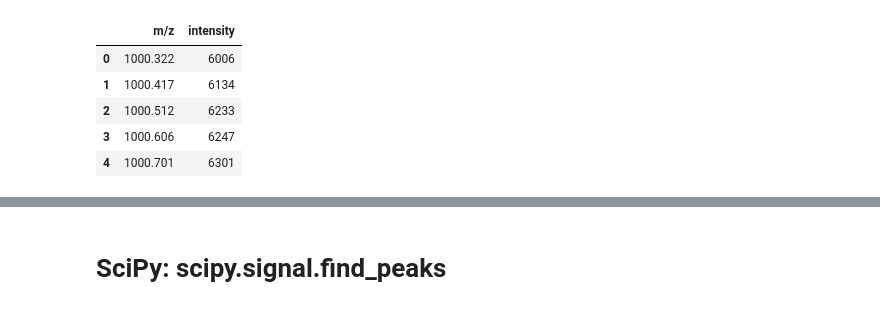
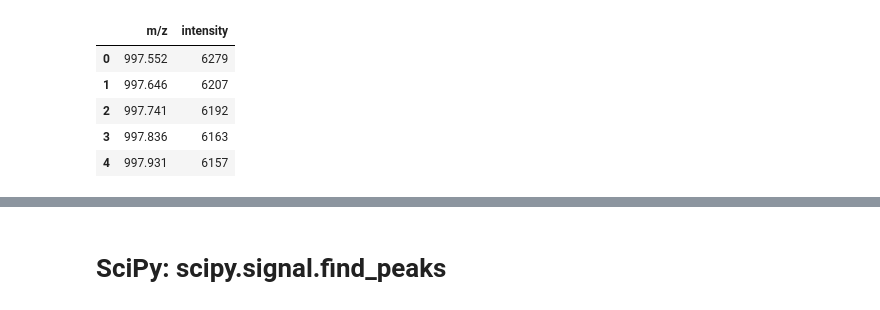
Before and after one commit to kuhaha/biotype, a Jupyter notebook: detect_peaks.ipynb, the cells around one changed output, grey strips where cells are left out. Cells and saved outputs as stored; diff of their text form; code cells hidden in the pictures.

```diff
--- a/detect_peaks.ipynb
+++ b/detect_peaks.ipynb
@@ -42,17 +6,21 @@ pylab.ylim(-1.5, 1.5)
 # %%
 import pandas as pd
 dataset='datasets/export'
-files = ["L110_0_B7_1","L110_0_B8_1","L187_0_B1_1", "L291_0_A1_1"]
+files = ["L185_0_A9_1", "L185_0_A10_1",
+         "L186_0_A11_1","L186_0_A12_1",
+         "L187_0_B1_1", "L187_0_B2_1",
+         "L291_0_A1_1", "L291_0_A2_1",
+        ]
 i = 0
-df= pd.read_table(f"{dataset}/{files[0]}.txt",
+df= pd.read_table(f"{dataset}/{files[i]}.txt",
                   sep=" ",
                   header=None,
                   names=['m/z', 'intensity'])
 df.head()
 # %% [output]
 |  | m/z | intensity |
-| 0 | 1000.322 | 6006 |
-| 1 | 1000.417 | 6134 |
-| 2 | 1000.512 | 6233 |
-| 3 | 1000.606 | 6247 |
-| 4 | 1000.701 | 6301 |
+| 0 | 997.552 | 6279 |
+| 1 | 997.646 | 6207 |
+| 2 | 997.741 | 6192 |
+| 3 | 997.836 | 6163 |
+| 4 | 997.931 | 6157 |
```
Also changed, not shown: parts of 12 cells of this notebook.
